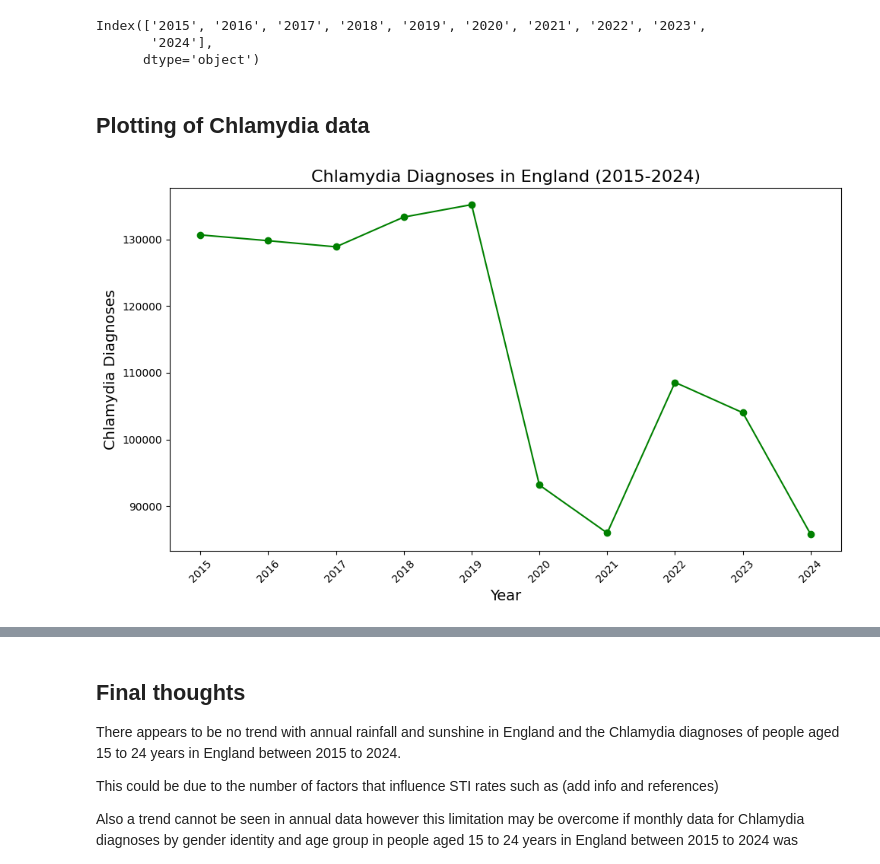
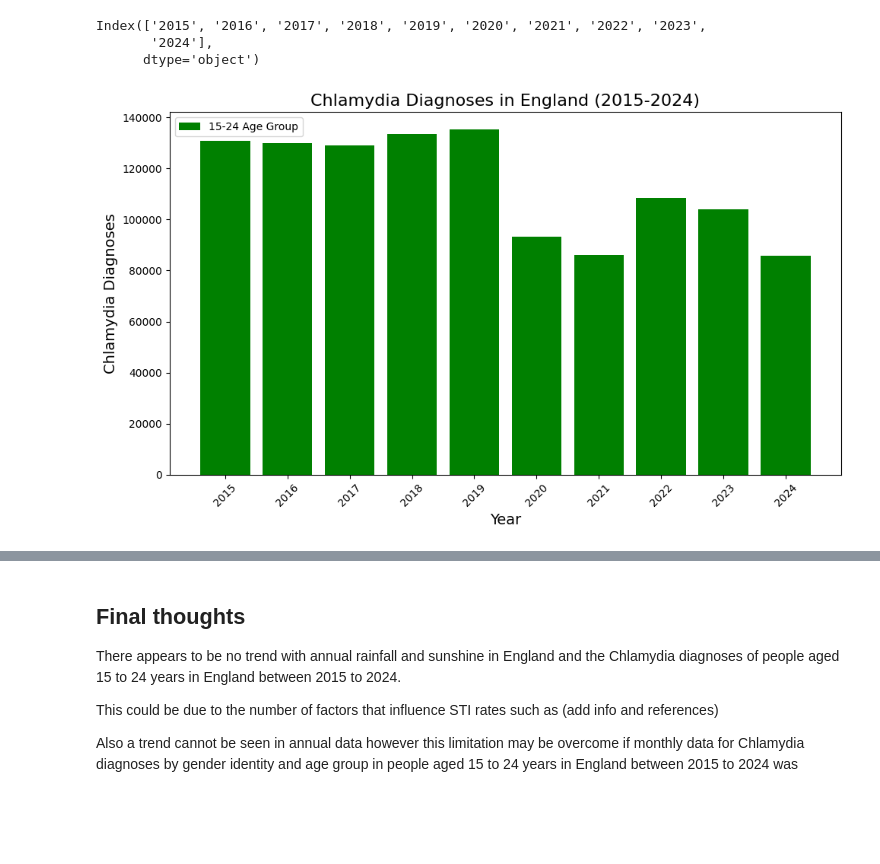
Before and after one commit to KiaraMartin/Final_Project_for_Peckham_DAZ_Introduction_to_Data_Science, a Jupyter notebook: Final_Project_V1.ipynb, the cells around one changed output, grey strips where cells are left out. Drawn from its saved outputs; the diff is of its cells as text; code cells hidden in the pictures; blank space fills up the shorter version.

```diff
--- a/Final_Project_V1.ipynb
+++ b/Final_Project_V1.ipynb
@@ -766,24 +792,28 @@ y_axis.columns
 Index(['2015', '2016', '2017', '2018', '2019', '2020', '2021', '2022', '2023',
        '2024'],
       dtype='object')
-# %% [markdown]
-## Plotting of Chlamydia data
 # %%
-# Plotting the Chlamydia data to visualise trends
-
 # Plotting the Chlamydia data to visualise trends
 
 x_chlamydia = [str(year) for year in range(2015, 2025)]  # List of years as strings
 y_chlamydia = y_axis.iloc[0].values  # Extract the values for the age group 15-24
 
 fig, ax = plt.subplots(figsize=(10, 6)) # Create a figure and axis for the plot
-ax.plot(x_chlamydia, y_chlamydia, marker='o', linestyle='-', color='green') # Plot the Chlamydia data with markers and a line
+# ax.plot( # use this for line plot
+ax.bar(
+    x_chlamydia,
+    y_chlamydia,
+    # linestyle='-',
+    color='green',
+) # Plot the Chlamydia data with markers and a line
 ax.set_title('Chlamydia Diagnoses in England (2015-2024)', fontsize=16) # Set the title of the plot
 ax.set_xlabel('Year', fontsize=14) # Set the x-axis label
 ax.set_ylabel('Chlamydia Diagnoses', fontsize=14) # Set the y-axis label
+ax.legend(['15-24 Age Group'], loc='upper left') # Add a legend to the plot for clarity
 
 plt.xticks(rotation=45) # Rotate x-axis labels for better readability
+# ax.set_xticks(list(range(sunshine_df['Year'].min(), sunshine_df['Year'].max())))
 plt.tight_layout() # Adjust layout to prevent overlap of labels
 plt.show() # Display the plot
 # %% [output]
-[figure, old version]
+[figure, new version]
```
Also changed, not shown: parts of 16 cells of this notebook.
